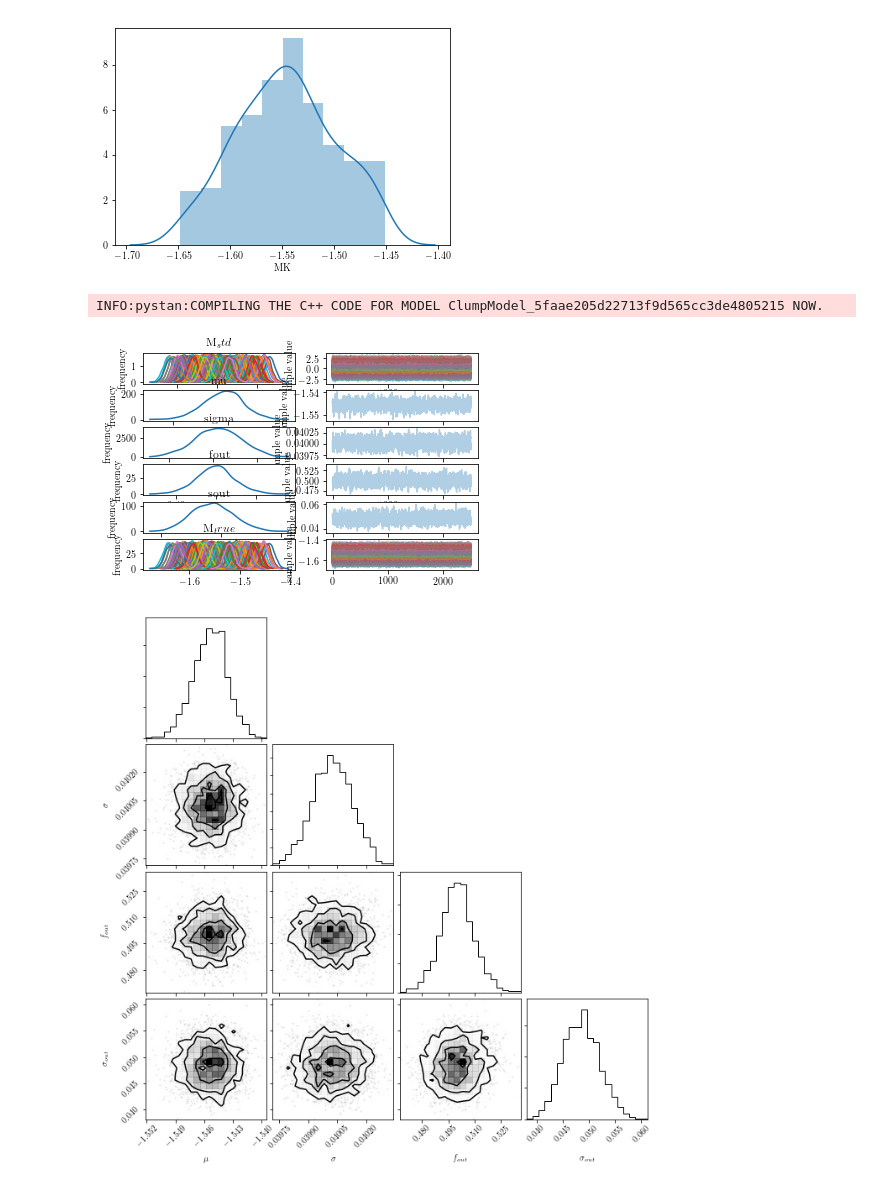
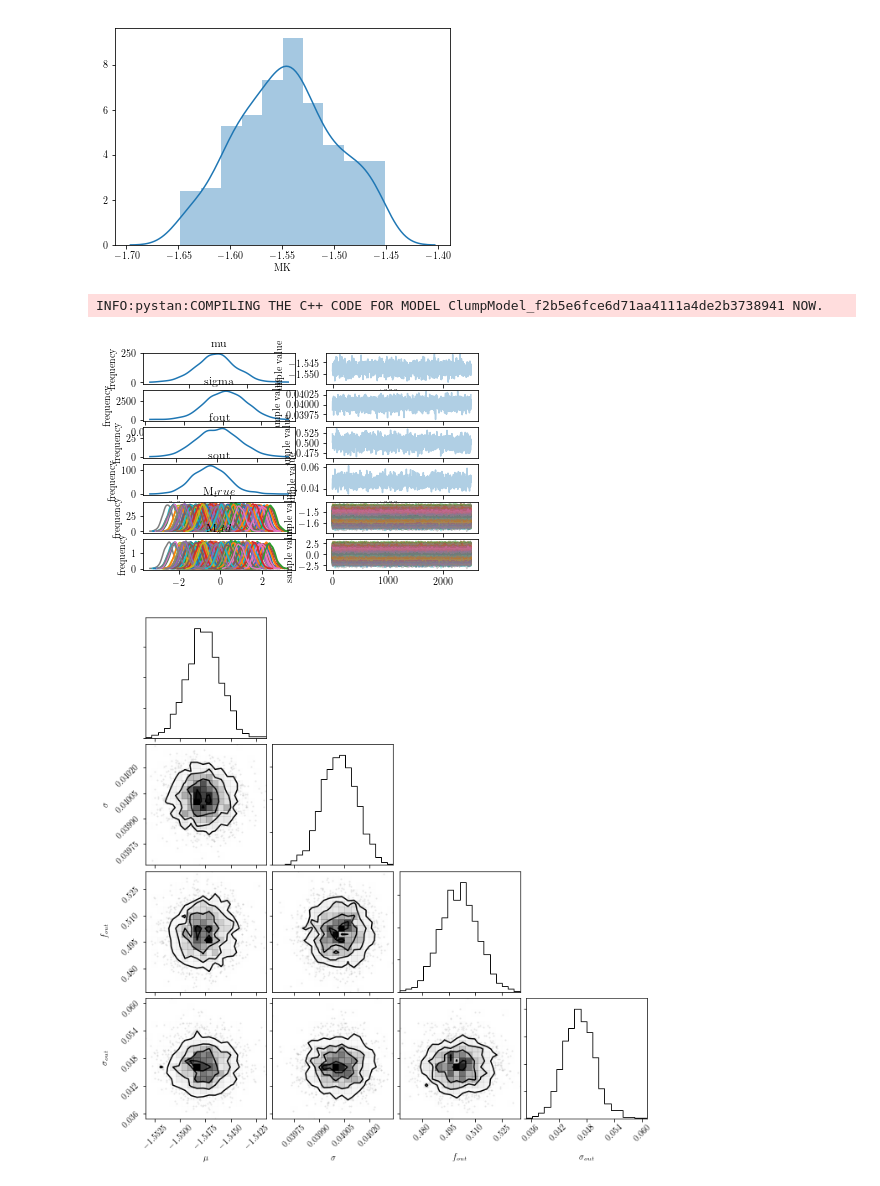
Before and after one commit to grd349/PyStanExamples, a Jupyter notebook: Oli/trilegal_mm.ipynb, the cells around one changed output. Drawn from its saved outputs; the diff is of its cells as text; code cells hidden in the pictures.

Commit message:
Added the probability calculator as a generated quantity in the PyStan model. Moved the dfm_mm example to a new git repo: hackshop

```diff
--- a/Oli/trilegal_mm.ipynb
+++ b/Oli/trilegal_mm.ipynb
@@ -38,9 +38,9 @@ sns.distplot(df.MK)
 <matplotlib.axes._subplots.AxesSubplot at 0x...>
 [figure]
 # %%
-# #Cut anything not directly around the clump
-# df = df.loc[np.abs(df.MK + 1.55) < 0.1]
-# sns.distplot(df.MK)
+#Cut anything not directly around the clump
+df = df.loc[np.abs(df.MK + 1.55) < 0.1]
+sns.distplot(df.MK)
 # %% [output]
 <matplotlib.axes._subplots.AxesSubplot at 0x...>
 [figure]
@@ -56,7 +56,6 @@ data {
 parameters {
     real M_std[N];
     real mu;
-    real<lower = 0> lambda;
     real<lower = 0> sigma;
     real<lower = 0, upper = 1> fout;
     real<lower = 0> sout;
@@ -71,19 +70,28 @@ model{
     M_obs ~ normal(M_true, M_unc);
     mu ~ normal(-1.54, 0.1);
     sigma ~ normal(0.04, 0.0001);
-    lambda ~ normal(3., 1.);
     for (n in 1:N)
        target += log_mix(fout,
                      normal_lpdf(M_true[n] | mu, sigma),
-                     exponential_lpdf(M_true[n] | lambda));
+                     normal_lpdf(M_true[n] | mu, sout));
     sout ~ normal(1.5, 0.5);
     fout ~ normal(0.5, 0.01);
 }
+generated quantities{
+    vector[N] post_prob;
+    real ll_fg;
+    real ll_bg;
 
+    for (n in 1:N){
+        ll_fg = log(fout) + normal_lpdf(M_true[n] | mu, sigma);
+        ll_bg = log(1-fout) + normal_lpdf(M_true[n] | mu, sout);
+        post_prob[n] = exp(ll_fg - log_sum_exp(ll_fg, ll_bg));
+    }
+}
 '''
 sm = pystan.StanModel(model_code=code, model_name='ClumpModel')
 # %% [output]
-INFO:pystan:COMPILING THE C++ CODE FOR MODEL ClumpModel_5faae205d22713f9d565cc3de4805215 NOW.
+INFO:pystan:COMPILING THE C++ CODE FOR MODEL ClumpModel_f2b5e6fce6d71aa4111a4de2b3738941 NOW.
 # %%
 err = np.ones(len(df)) * 0.01
 MK = df.MK + np.random.randn(len(df))*err
@@ -92,16 +100,16 @@ dat = {'N': len(MK),
       'M_unc': err}
 fit = sm.sampling(data=dat, iter=5000, chains=1)
 # %%
-fit.plot()
+fit.plot(pars=['mu','sigma','fout','sout','M_true','M_std'])
 plt.show()
 # %% [output]
-[figure, old version]
+[figure, new version]
 # %%
 trace=fit.extract()
 import corner
-chain = np.array([trace['mu'],trace['sigma'],trace['fout'],trace['sout'],trace['lambda']])
+chain = np.array([trace['mu'],trace['sigma'],trace['fout'],trace['sout']])
 corner.corner(chain.T,\
-            labels=[r'$\mu$',r'$\sigma$',r'$f_{out}$',r'$\sigma_{out}$',r'$\lambda$'])
+            labels=[r'$\mu$',r'$\sigma$',r'$f_{out}$',r'$\sigma_{out}$'])
 plt.show()
 # %% [output]
-[figure, old version]
+[figure, new version]
```
Also changed, not shown: parts of 4 cells of this notebook, 2 other files.
